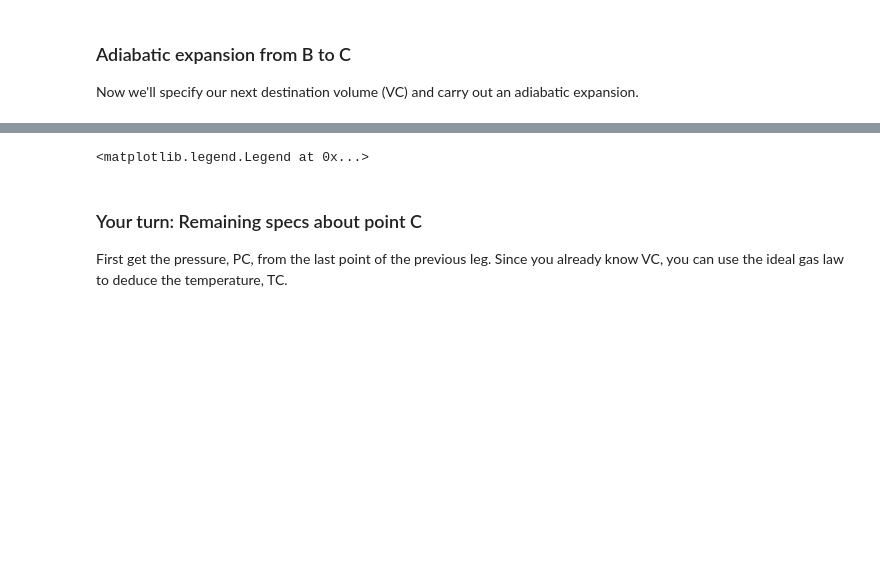
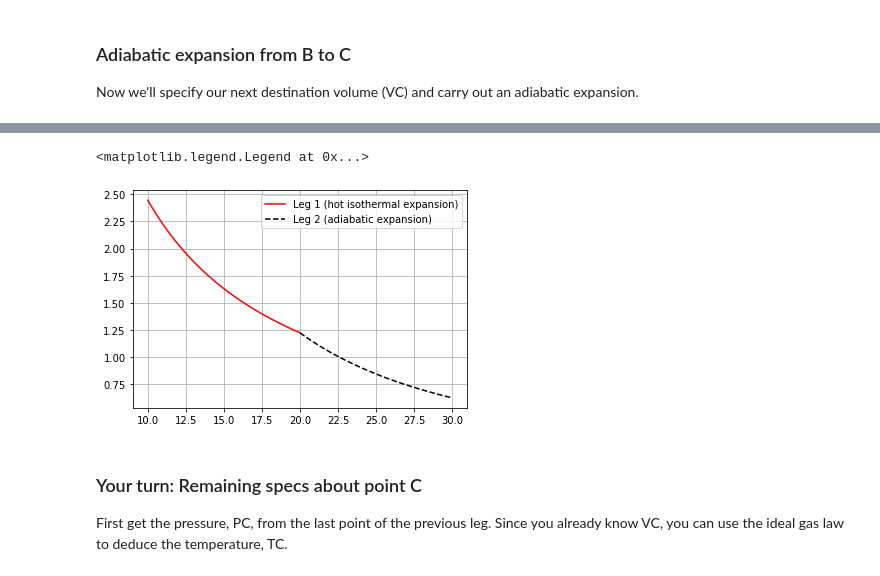
Before and after one commit to sneshyba/pypchem, a Jupyter notebook: Thermo 2022 (Neshyba)/Week_6b.CarnotCycle/CarnotCycle.ipynb, the cells around one changed output, grey strips where cells are left out. Cells and saved outputs as stored; diff of their text form; code cells hidden in the pictures; blank space fills up the shorter version.

```diff
--- a/Thermo 2022 (Neshyba)/Week_6b.CarnotCycle/CarnotCycle.ipynb
+++ b/Thermo 2022 (Neshyba)/Week_6b.CarnotCycle/CarnotCycle.ipynb
@@ -178,7 +166,7 @@ Now we'll specify our next destination volume (VC) and carry out an adiabatic ex
 VC = AssignQuantity(30,'L')
 
 # Get the volume & pressure along this adiabat
-V_leg2, P_leg2 = func_P_adiabat(VB,VC,n,R,TB,C_V,AssignQuantity,'atm')
+V_leg2, P_leg2 = PL.func_P_adiabat(VB,VC,n,R,TB,C_V,AssignQuantity,'atm')
 
 # Graph leg 1 and leg 2
 plt.figure()
@@ -192,4 +178,5 @@ plt.legend()
 <matplotlib.legend.Legend at 0x...>
+[figure, added]
 # %% [markdown]
 ### Your turn: Remaining specs about point C
 First get the pressure, PC, from the last point of the previous leg. Since you already know VC, you can use the ideal gas law to deduce the temperature, TC.
```
Also changed, not shown: parts of 25 cells of this notebook, 5 other files.
